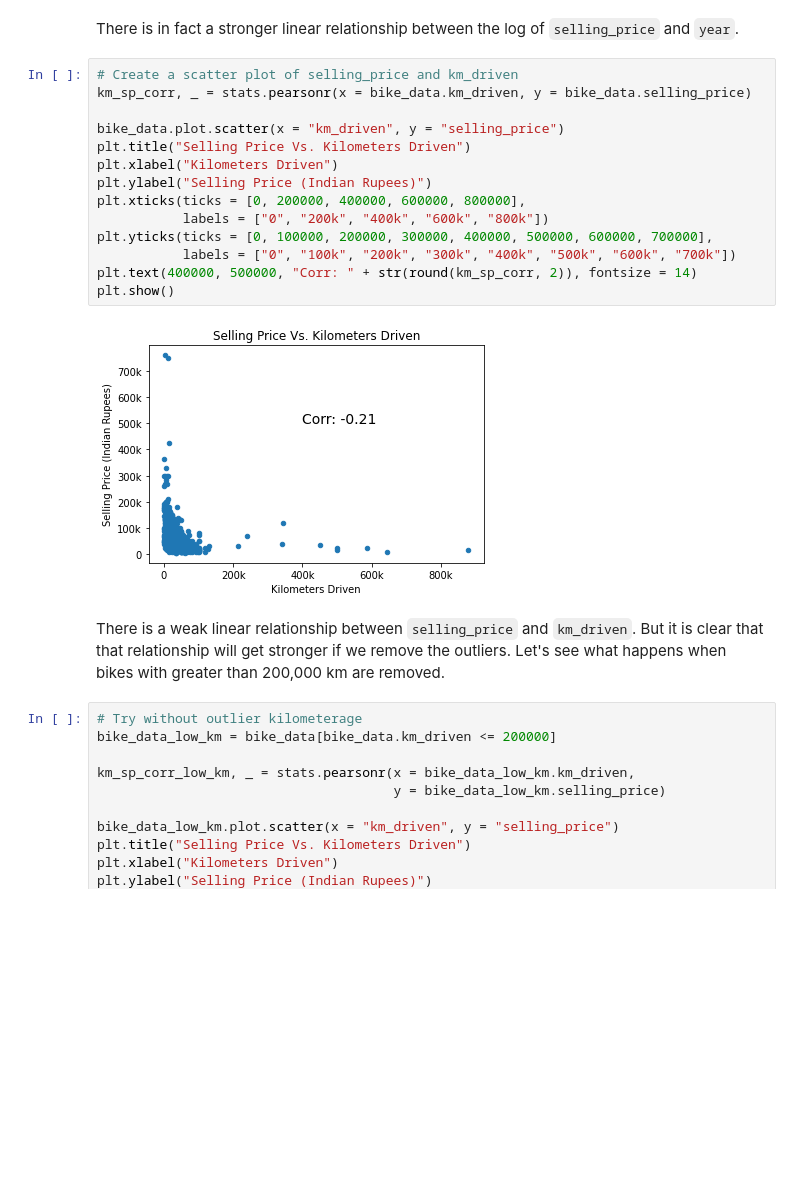
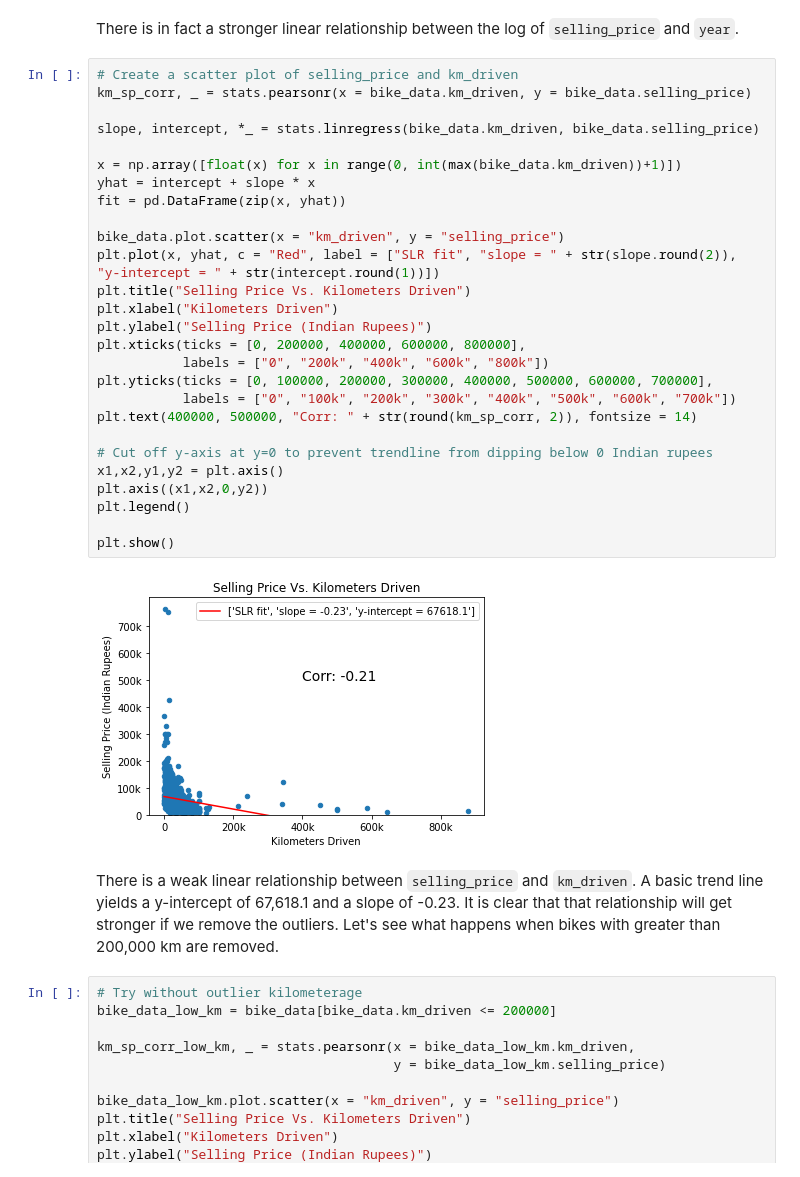
Before and after one commit to scimaksim/ST_590_Project1, a Jupyter notebook: Group_B_Project_1.ipynb, the cells around one changed output. Saved outputs shown, nothing was run; the diff lists cells and outputs as text; blank space fills up the shorter version.

```diff
--- a/Group_B_Project_1.ipynb
+++ b/Group_B_Project_1.ipynb
@@ -220,21 +220,34 @@ There is in fact a stronger linear relationship between the log of `selling_pric
 # %%
 # Create a scatter plot of selling_price and km_driven
 km_sp_corr, _ = stats.pearsonr(x = bike_data.km_driven, y = bike_data.selling_price)
 
+slope, intercept, *_ = stats.linregress(bike_data.km_driven, bike_data.selling_price)
+
+x = np.array([float(x) for x in range(0, int(max(bike_data.km_driven))+1)])
+yhat = intercept + slope * x
+fit = pd.DataFrame(zip(x, yhat))
+
 bike_data.plot.scatter(x = "km_driven", y = "selling_price")
+plt.plot(x, yhat, c = "Red", label = ["SLR fit", "slope = " + str(slope.round(2)), "y-intercept = " + str(intercept.round(1))])
 plt.title("Selling Price Vs. Kilometers Driven")
 plt.xlabel("Kilometers Driven")
 plt.ylabel("Selling Price (Indian Rupees)")
 plt.xticks(ticks = [0, 200000, 400000, 600000, 800000],
            labels = ["0", "200k", "400k", "600k", "800k"])
 plt.yticks(ticks = [0, 100000, 200000, 300000, 400000, 500000, 600000, 700000],
            labels = ["0", "100k", "200k", "300k", "400k", "500k", "600k", "700k"])
 plt.text(400000, 500000, "Corr: " + str(round(km_sp_corr, 2)), fontsize = 14)
+
+# Cut off y-axis at y=0 to prevent trendline from dipping below 0 Indian rupees
+x1,x2,y1,y2 = plt.axis()
+plt.axis((x1,x2,0,y2))
+plt.legend()
+
 plt.show()
 # %% [output]
-[figure, old version]
+[figure, new version]
 # %% [markdown]
-There is a weak linear relationship between `selling_price` and `km_driven`. But it is clear that that relationship will get stronger if we remove the outliers. Let's see what happens when bikes with greater than 200,000 km are removed.
+There is a weak linear relationship between `selling_price` and `km_driven`. A basic trend line yields a y-intercept of 67,618.1 and a slope of -0.23. It is clear that that relationship will get stronger if we remove the outliers. Let's see what happens when bikes with greater than 200,000 km are removed.
 # %%
 # Try without outlier kilometerage
 bike_data_low_km = bike_data[bike_data.km_driven <= 200000]
```
Also changed, not shown: parts of 7 cells of this notebook.
